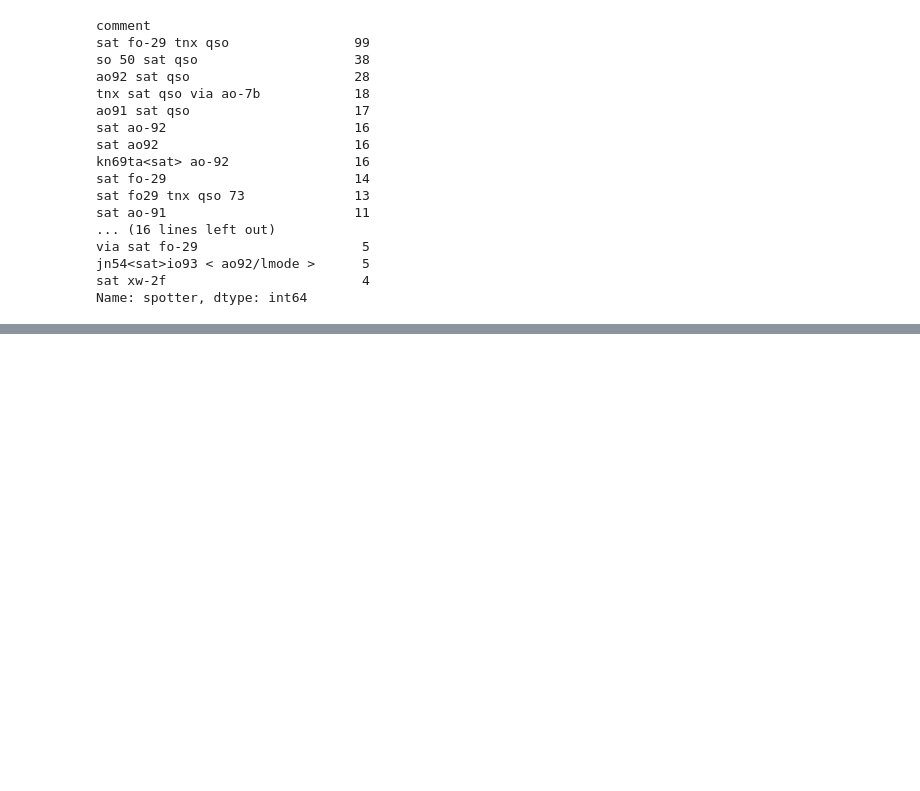
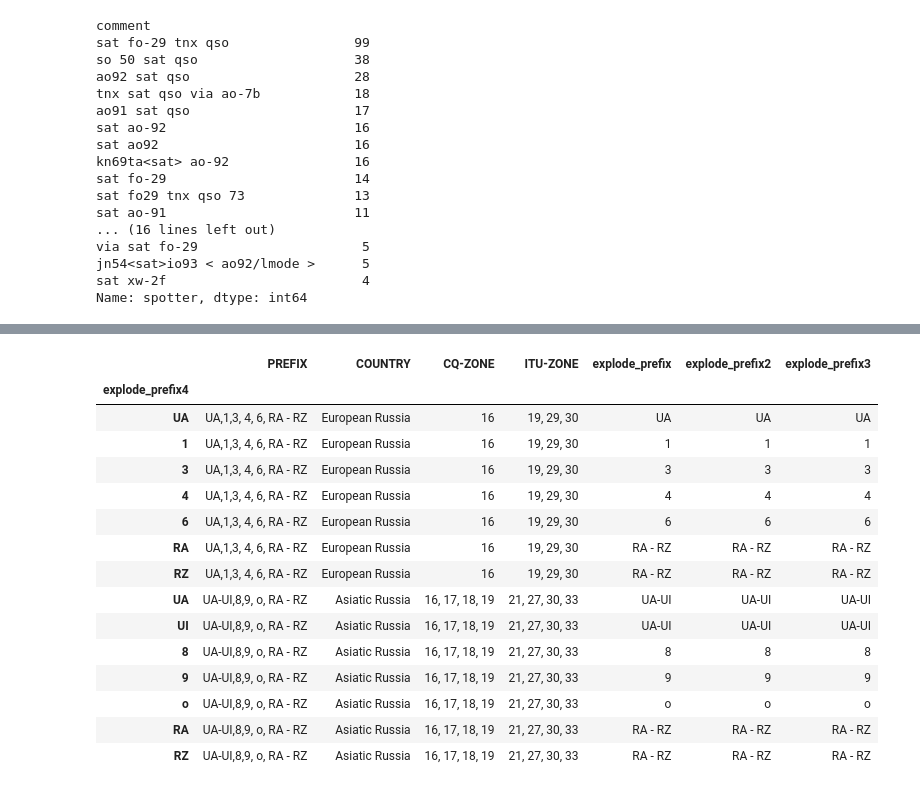
Before and after one commit to stelios-c/amateur_radio, a Jupyter notebook: dx_cluster.ipynb, the cells around one changed output, grey strips where cells are left out. Drawn from its saved outputs; the diff is of its cells as text; code cells hidden in the pictures; blank space fills up the shorter version.

```diff
--- a/dx_cluster.ipynb
+++ b/dx_cluster.ipynb
@@ -568,3 +582,22 @@ for plot in (concat_df
 | 284 | f231e00184405207f48362310b76927c5... | 2019-06-11 17:18:00 | IK4PMB | ER1SS | 50103.0 | jn54mm<es>kn46 cq na | 179 | ER | ER | Moldova | 16 | ... |
 | 349 | 7956355aab36e573bc7fafceec0ed6d29... | 2019-06-11 16:56:00 | F4HEC | ER1SS | 50102.9 | cq dx na | 179 | ER | ER | Moldova | 16 | ... |
 | 169 | ca8865df1980fe61141431146ad0bc270... | 2019-07-07 11:14:00 | 9H1TX | ER1SS | 70190.0 | 59cq spe | 179 | ER | ER | Moldova | 16 | ... |
+# %%
+country_prefixes[country_prefixes.COUNTRY.str.contains('Russia')]
+# %% [output]
+|  | PREFIX | COUNTRY | CQ-ZONE | ITU-ZONE | explode_prefix | explode_prefix2 | explode_prefix3 |
+| explode_prefix4 |  |  |  |  |  |  |  |
+| UA | UA,1,3, 4, 6, RA - RZ | European Russia | 16 | 19, 29, 30 | UA | UA | UA |
+| 1 | UA,1,3, 4, 6, RA - RZ | European Russia | 16 | 19, 29, 30 | 1 | 1 | 1 |
+| 3 | UA,1,3, 4, 6, RA - RZ | European Russia | 16 | 19, 29, 30 | 3 | 3 | 3 |
+| 4 | UA,1,3, 4, 6, RA - RZ | European Russia | 16 | 19, 29, 30 | 4 | 4 | 4 |
+| 6 | UA,1,3, 4, 6, RA - RZ | European Russia | 16 | 19, 29, 30 | 6 | 6 | 6 |
+| RA | UA,1,3, 4, 6, RA - RZ | European Russia | 16 | 19, 29, 30 | RA - RZ | RA - RZ | RA - RZ |
+| RZ | UA,1,3, 4, 6, RA - RZ | European Russia | 16 | 19, 29, 30 | RA - RZ | RA - RZ | RA - RZ |
+| UA | UA-UI,8,9, o, RA - RZ | Asiatic Russia | 16, 17, 18, 19 | 21, 27, 30, 33 | UA-UI | UA-UI | UA-UI |
+| UI | UA-UI,8,9, o, RA - RZ | Asiatic Russia | 16, 17, 18, 19 | 21, 27, 30, 33 | UA-UI | UA-UI | UA-UI |
+| 8 | UA-UI,8,9, o, RA - RZ | Asiatic Russia | 16, 17, 18, 19 | 21, 27, 30, 33 | 8 | 8 | 8 |
+| 9 | UA-UI,8,9, o, RA - RZ | Asiatic Russia | 16, 17, 18, 19 | 21, 27, 30, 33 | 9 | 9 | 9 |
+| o | UA-UI,8,9, o, RA - RZ | Asiatic Russia | 16, 17, 18, 19 | 21, 27, 30, 33 | o | o | o |
+| RA | UA-UI,8,9, o, RA - RZ | Asiatic Russia | 16, 17, 18, 19 | 21, 27, 30, 33 | RA - RZ | RA - RZ | RA - RZ |
+| RZ | UA-UI,8,9, o, RA - RZ | Asiatic Russia | 16, 17, 18, 19 | 21, 27, 30, 33 | RA - RZ | RA - RZ | RA - RZ |
```
Also changed, not shown: parts of 6 cells of this notebook.
